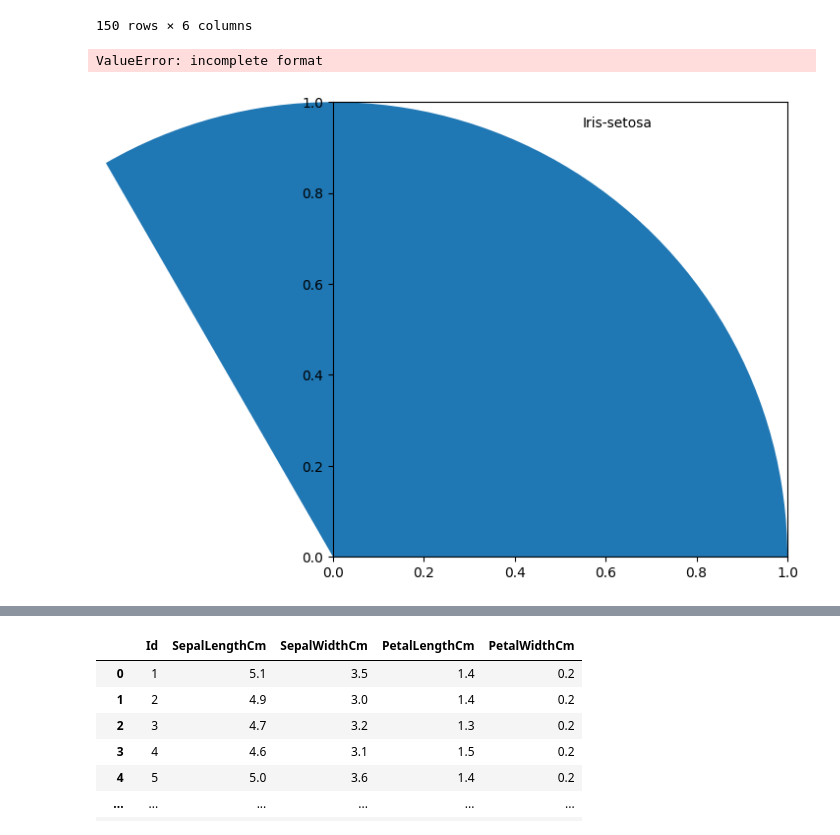
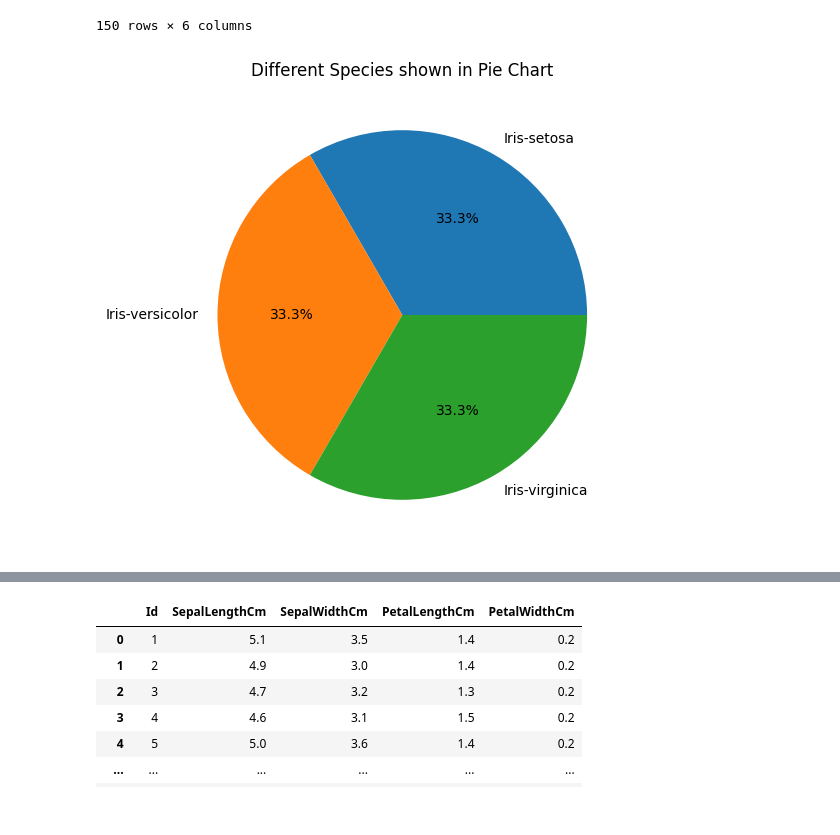
Before and after one commit to bhandariarun/KMC, a Jupyter notebook: week7/day_05/Logistic_Regression.ipynb, the cells around one changed output, grey strips where cells are left out. Cells and saved outputs as stored; diff of their text form; code cells hidden in the pictures.

```diff
--- a/week7/day_05/Logistic_Regression.ipynb
+++ b/week7/day_05/Logistic_Regression.ipynb
@@ -162,8 +162,8 @@ x = df['Species'].value_counts()
 # %%
 #Visualize the target class
 plt.figure(figsize=(12,6))
-plt.pie(x.values, labels=x.index, autopct='%1.1f%')
+plt.pie(x=x.values, labels=x.index, autopct='%1.1f%%')
+plt.title("Different Species shown in Pie Chart")
 plt.show()
 # %% [output]
-ValueError: incomplete format
-[figure, old version]
+[figure, new version]
```
Also changed, not shown: parts of 6 cells of this notebook, 3 other files.
